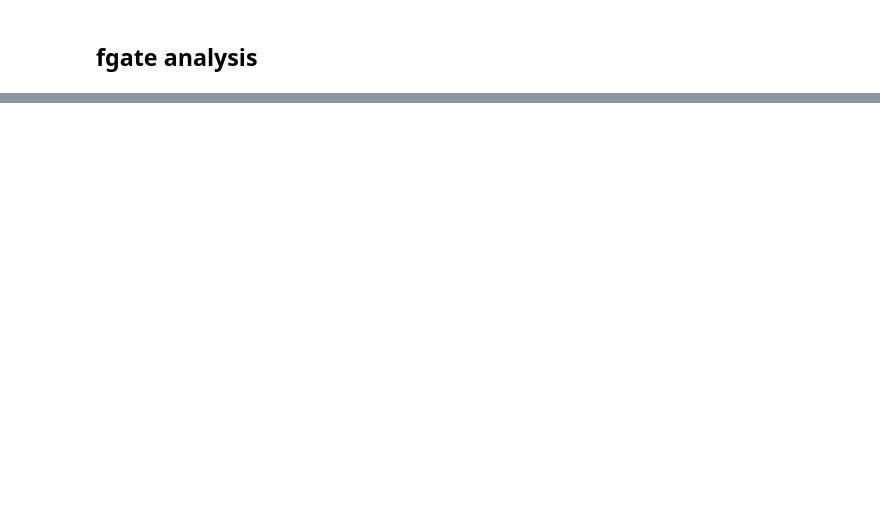
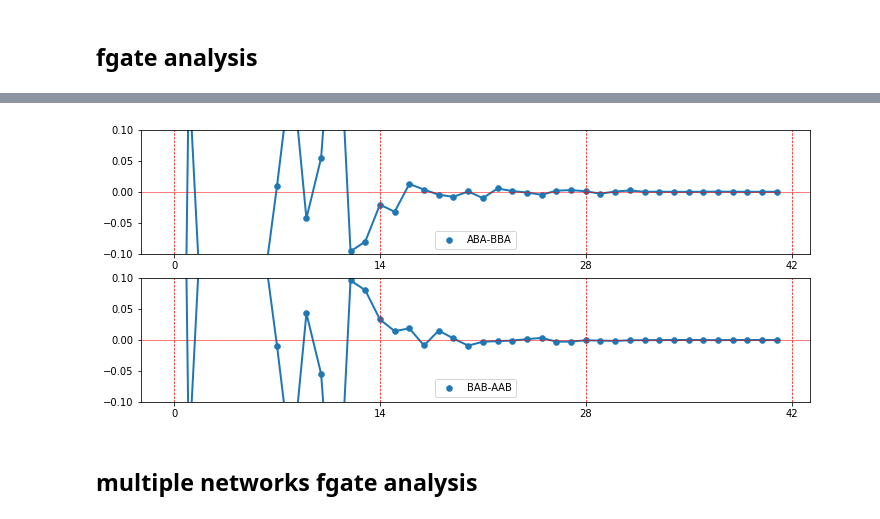
Before and after one commit to andrebeu/cswNets, a Jupyter notebook: cswNets.ipynb, the cells around one changed output, grey strips where cells are left out. Saved outputs shown, nothing was run; the diff lists cells and outputs as text; code cells hidden in the pictures; blank space fills up the shorter version.

```diff
--- a/cswNets.ipynb
+++ b/cswNets.ipynb
@@ -341,0 +105,9 @@ plt.savefig('figures/1epb_oscilation_stateRSA')
+# %%
+
+fgate_dataD = {}
+
+for seq in ['BBA','BAA','AAB','ABB','ABA','BAB']:
+  Xeval,Yeval = CSWMLTask(1).get_Xeval2(seq)
+  evalstep_data = trainer.eval_step(Xeval,Yeval)
+  sum_fgate = np.sum(evalstep_data['fgate'][0],1)
+  fgate_dataD[seq] = sum_fgate
@@ -341,0 +133,22 @@ plt.savefig('figures/1epb_oscilation_stateRSA')
+# %%
+fig,axarr = plt.subplots(2,1,figsize=(12,5)); axarr=axarr.reshape(-1)
+
+seq1,seq2='ABA','BBA'
+axarr[0].plot(fgate_dataD[seq1]-fgate_dataD[seq2],lw=2)
+axarr[0].scatter(range(42),fgate_dataD[seq1]-fgate_dataD[seq2],lw=.5,label='%s-%s'%(seq1,seq2))
+seq1,seq2='BAB','AAB'
+axarr[1].plot(fgate_dataD[seq1]-fgate_dataD[seq2],lw=2)
+axarr[1].scatter(range(42),fgate_dataD[seq1]-fgate_dataD[seq2],lw=.5,label='%s-%s'%(seq1,seq2))
+
+for ax in axarr:
+  for t in range(0,43,14):
+    ax.axvline(t,c='r',ls='--',lw=.7)
+  ax.legend()
+  ax.set_ylim(-.1,.1)
+  ax.set_xticks(np.arange(0,43,14))
+  ax.axhline(0,c='r',lw=.5)
+plt.savefig('figures/2stepcontext_effect_on_fgate')
+# %% [output]
+[figure, added]
+# %% [markdown]
+## multiple networks fgate analysis
```
Also changed, not shown: parts of 49 cells of this notebook, 18 other files.
